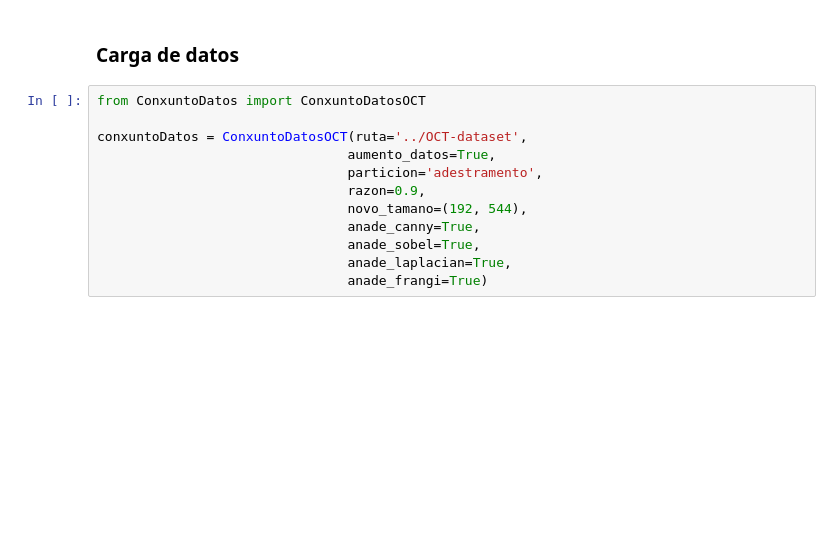
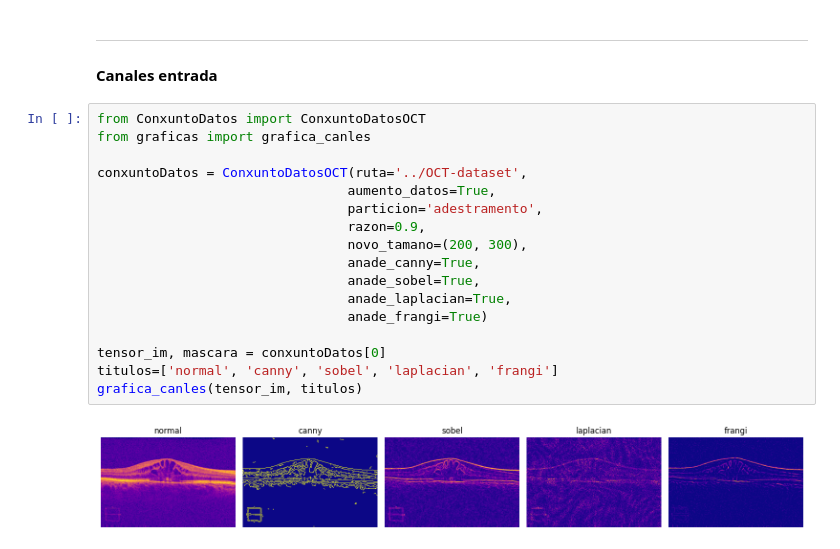
Before and after one commit to PepeRoConde/3year2sem, a Jupyter notebook: vision/p2/codigo/probas.ipynb, the cells around one changed output. Saved outputs shown, nothing was run; the diff lists cells and outputs as text; blank space fills up the shorter version.

Commit message:
[VCA] (leer comentario)
- [new] clases Metricas Perdidas Preprocesado
- [fix] aumento datos
- [enhance] plots
- [enhance] pruebas.ipynb

```diff
--- a/vision/p2/codigo/probas.ipynb
+++ b/vision/p2/codigo/probas.ipynb
@@ -3,15 +8,23 @@
 # %% [markdown]
-### Carga de datos
+---
+#### Canales entrada
 # %%
 from ConxuntoDatos import ConxuntoDatosOCT
+from graficas import grafica_canles
 
 conxuntoDatos = ConxuntoDatosOCT(ruta='../OCT-dataset',
                                 aumento_datos=True,
                                 particion='adestramento',
                                 razon=0.9,
-                                novo_tamano=(192, 544),
+                                novo_tamano=(200, 300),
                                 anade_canny=True,
                                 anade_sobel=True,
                                 anade_laplacian=True,
                                 anade_frangi=True)
+
+tensor_im, mascara = conxuntoDatos[0]
+titulos=['normal', 'canny', 'sobel', 'laplacian', 'frangi']
+grafica_canles(tensor_im, titulos)
+# %% [output]
+[figure, added]
 # %%
```
Also changed, not shown: parts of 10 cells of this notebook, 13 other files.
